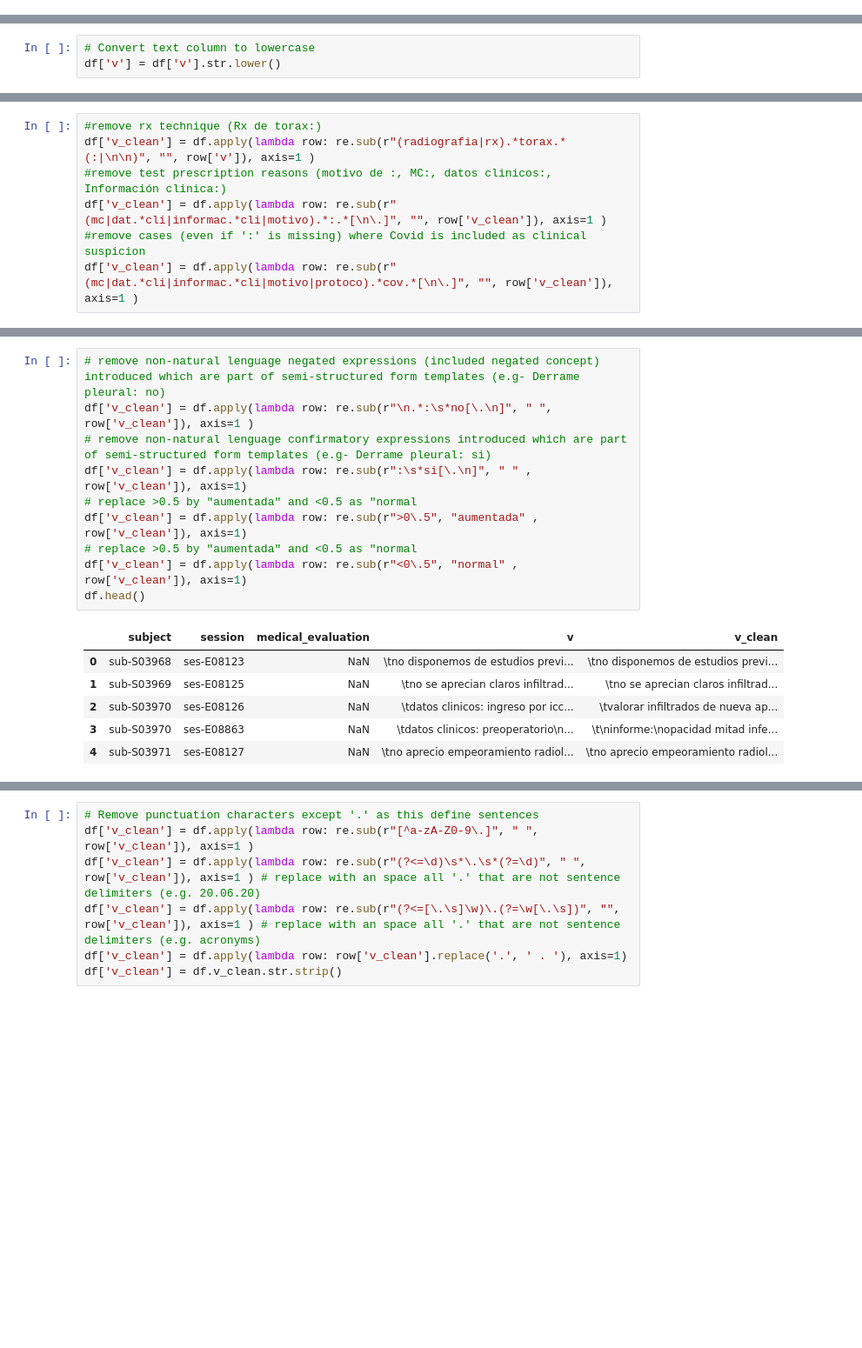
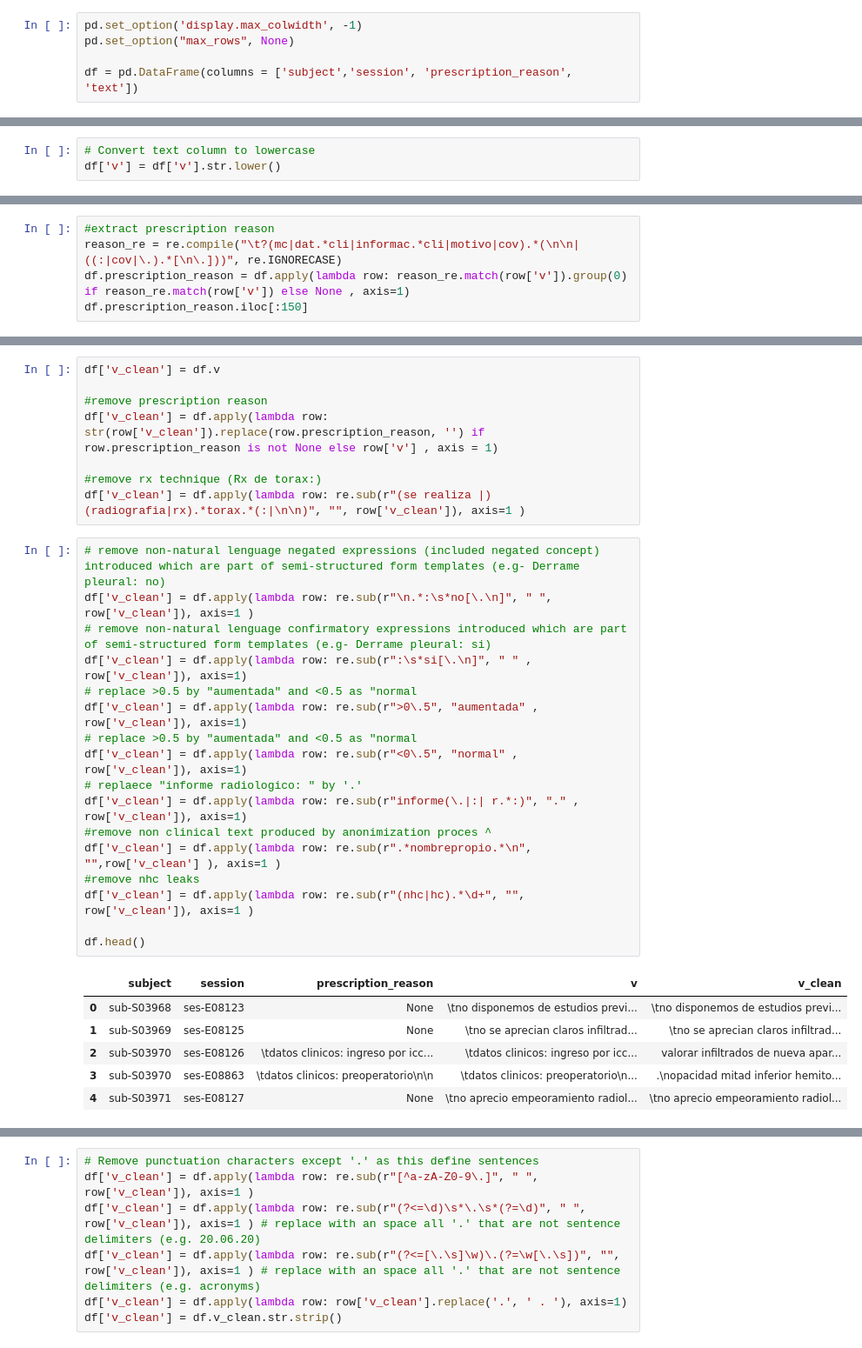
Before and after one commit to auriml/Rx-thorax-automatic-captioning, a Jupyter notebook: Covid-reports-processor.ipynb, the cells around one changed output, grey strips where cells are left out. Shown at 87% size. Cells and saved outputs as stored; diff of their text form; blank space fills up the shorter version.

```diff
--- a/Covid-reports-processor.ipynb
+++ b/Covid-reports-processor.ipynb
@@ -34,5 +48,10 @@ currentroot = os.getcwd()
 os.chdir("../")
 root = os.getcwd()
 os.chdir(currentroot)
+# %%
+pd.set_option('display.max_colwidth', -1)
+pd.set_option("max_rows", None)
+
+df = pd.DataFrame(columns = ['subject','session', 'prescription_reason', 'text'])
 # %%
 
@@ -149,7 +197,5 @@ df['v'] = df.apply(lambda row: unidecode.unidecode(str(row['v'])), axis=1 )
-# %%
-#remove rx technique (Rx de torax:)
-df['v_clean'] = df.apply(lambda row: re.sub(r"(radiografia|rx).*torax.*(:|\n\n)", "", row['v']), axis=1 )
-#remove test prescription reasons (motivo de :, MC:, datos clinicos:, Información clinica:)
-df['v_clean'] = df.apply(lambda row: re.sub(r"(mc|dat.*cli|informac.*cli|motivo).*:.*[\n\.]", "", row['v_clean']), axis=1 )
-#remove cases (even if ':' is missing) where Covid is included as clinical suspicion
-df['v_clean'] = df.apply(lambda row: re.sub(r"(mc|dat.*cli|informac.*cli|motivo|protoco).*cov.*[\n\.]", "", row['v_clean']), axis=1 )
+# %%
+#extract prescription reason
+reason_re = re.compile("\t?(mc|dat.*cli|informac.*cli|motivo|cov).*(\n\n|((:|cov|\.).*[\n\.]))", re.IGNORECASE)
+df.prescription_reason = df.apply(lambda row: reason_re.match(row['v']).group(0)  if reason_re.match(row['v']) else None , axis=1)
+df.prescription_reason.iloc[:150]
@@ -156,17 +220,32 @@ df['v_clean'] = df.apply(lambda row: re.sub(r"(mc|dat.*cli|informac.*cli|motivo|
+# %%
+df['v_clean'] = df.v
+
+#remove prescription reason
+df['v_clean'] = df.apply(lambda row: str(row['v_clean']).replace(row.prescription_reason, '') if row.prescription_reason is not None else row['v'] , axis = 1)
+
+#remove rx technique (Rx de torax:)
+df['v_clean'] = df.apply(lambda row: re.sub(r"(se realiza |)(radiografia|rx).*torax.*(:|\n\n)", "", row['v_clean']), axis=1 )
 # %%
 # remove non-natural lenguage negated expressions (included negated concept) introduced which are part of semi-structured form templates (e.g- Derrame pleural: no)
 df['v_clean'] = df.apply(lambda row: re.sub(r"\n.*:\s*no[\.\n]", " ", row['v_clean']), axis=1 )
 # remove non-natural lenguage confirmatory expressions introduced which are part of semi-structured form templates (e.g- Derrame pleural: si)
 df['v_clean'] = df.apply(lambda row: re.sub(r":\s*si[\.\n]", " " , row['v_clean']), axis=1)
 # replace >0.5 by "aumentada" and <0.5 as "normal
 df['v_clean'] = df.apply(lambda row: re.sub(r">0\.5", "aumentada" , row['v_clean']), axis=1)
 # replace >0.5 by "aumentada" and <0.5 as "normal
 df['v_clean'] = df.apply(lambda row: re.sub(r"<0\.5", "normal" , row['v_clean']), axis=1)
+# replaece "informe radiologico: " by '.'
+df['v_clean'] = df.apply(lambda row: re.sub(r"informe(\.|:| r.*:)", "." , row['v_clean']), axis=1)
+#remove non clinical text produced by anonimization proces ^
+df['v_clean'] = df.apply(lambda row: re.sub(r".*nombrepropio.*\n", "",row['v_clean'] ), axis=1 )
+#remove nhc leaks
+df['v_clean'] = df.apply(lambda row: re.sub(r"(nhc|hc).*\d+", "", row['v_clean']), axis=1 )
+
 df.head()
 # %% [output]
-|  | subject | session | medical_evaluation | v | v_clean |
-| 0 | sub-S03968 | ses-E08123 | NaN | \tno disponemos de estudios previ... | \tno disponemos de estudios previ... |
-| 1 | sub-S03969 | ses-E08125 | NaN | \tno se aprecian claros infiltrad... | \tno se aprecian claros infiltrad... |
-| 2 | sub-S03970 | ses-E08126 | NaN | \tdatos clinicos: ingreso por icc... | \tvalorar infiltrados de nueva ap... |
-| 3 | sub-S03970 | ses-E08863 | NaN | \tdatos clinicos: preoperatorio\n... | \t\ninforme:\nopacidad mitad infe... |
-| 4 | sub-S03971 | ses-E08127 | NaN | \tno aprecio empeoramiento radiol... | \tno aprecio empeoramiento radiol... |
+|  | subject | session | prescription_reason | v | v_clean |
+| 0 | sub-S03968 | ses-E08123 | None | \tno disponemos de estudios previ... | \tno disponemos de estudios previ... |
+| 1 | sub-S03969 | ses-E08125 | None | \tno se aprecian claros infiltrad... | \tno se aprecian claros infiltrad... |
+| 2 | sub-S03970 | ses-E08126 | \tdatos clinicos: ingreso por icc... | \tdatos clinicos: ingreso por icc... | valorar infiltrados de nueva apar... |
+| 3 | sub-S03970 | ses-E08863 | \tdatos clinicos: preoperatorio\n\n | \tdatos clinicos: preoperatorio\n... | .\nopacidad mitad inferior hemito... |
+| 4 | sub-S03971 | ses-E08127 | None | \tno aprecio empeoramiento radiol... | \tno aprecio empeoramiento radiol... |
```
Also changed, not shown: parts of 21 cells of this notebook, 1 other file.
